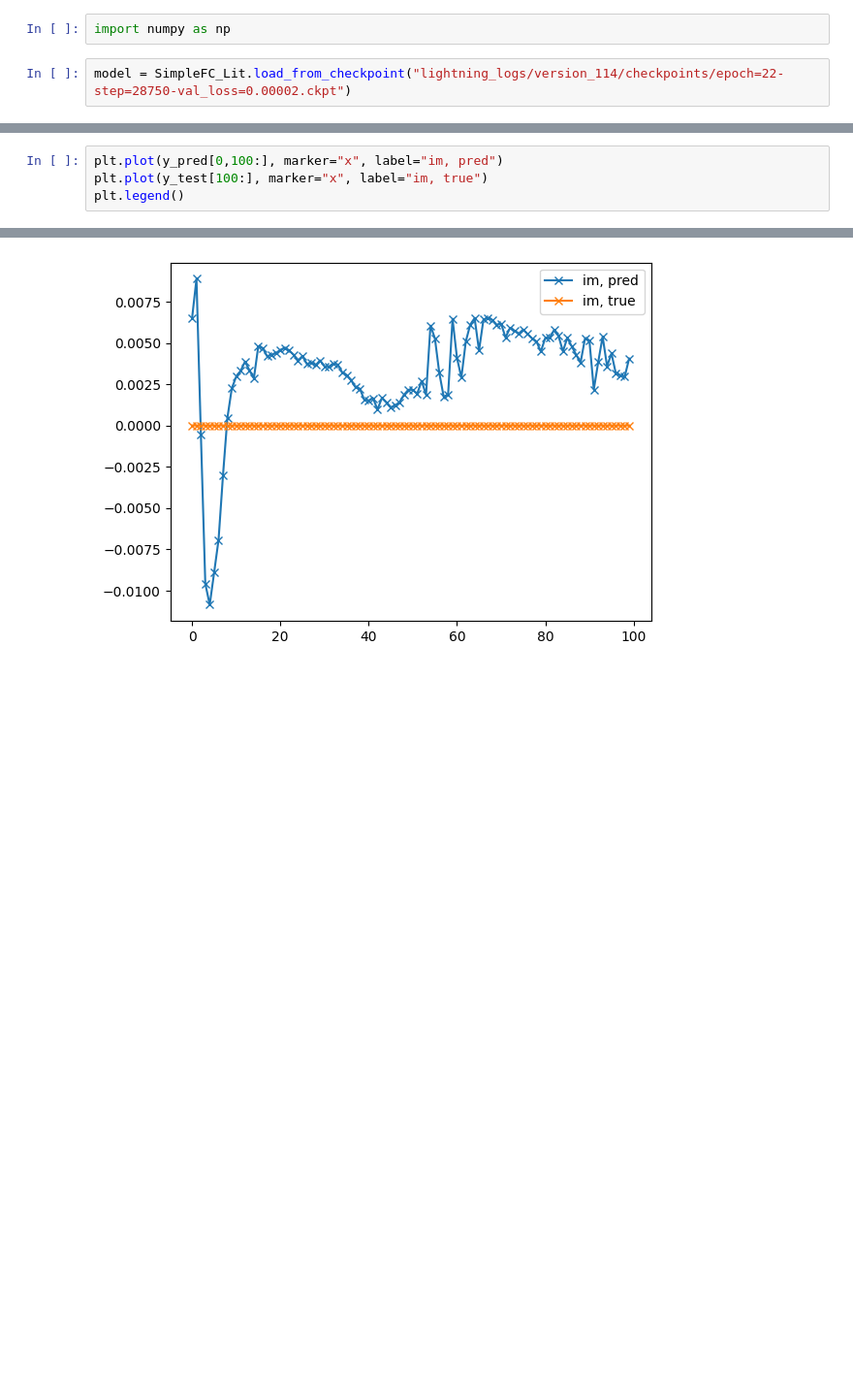
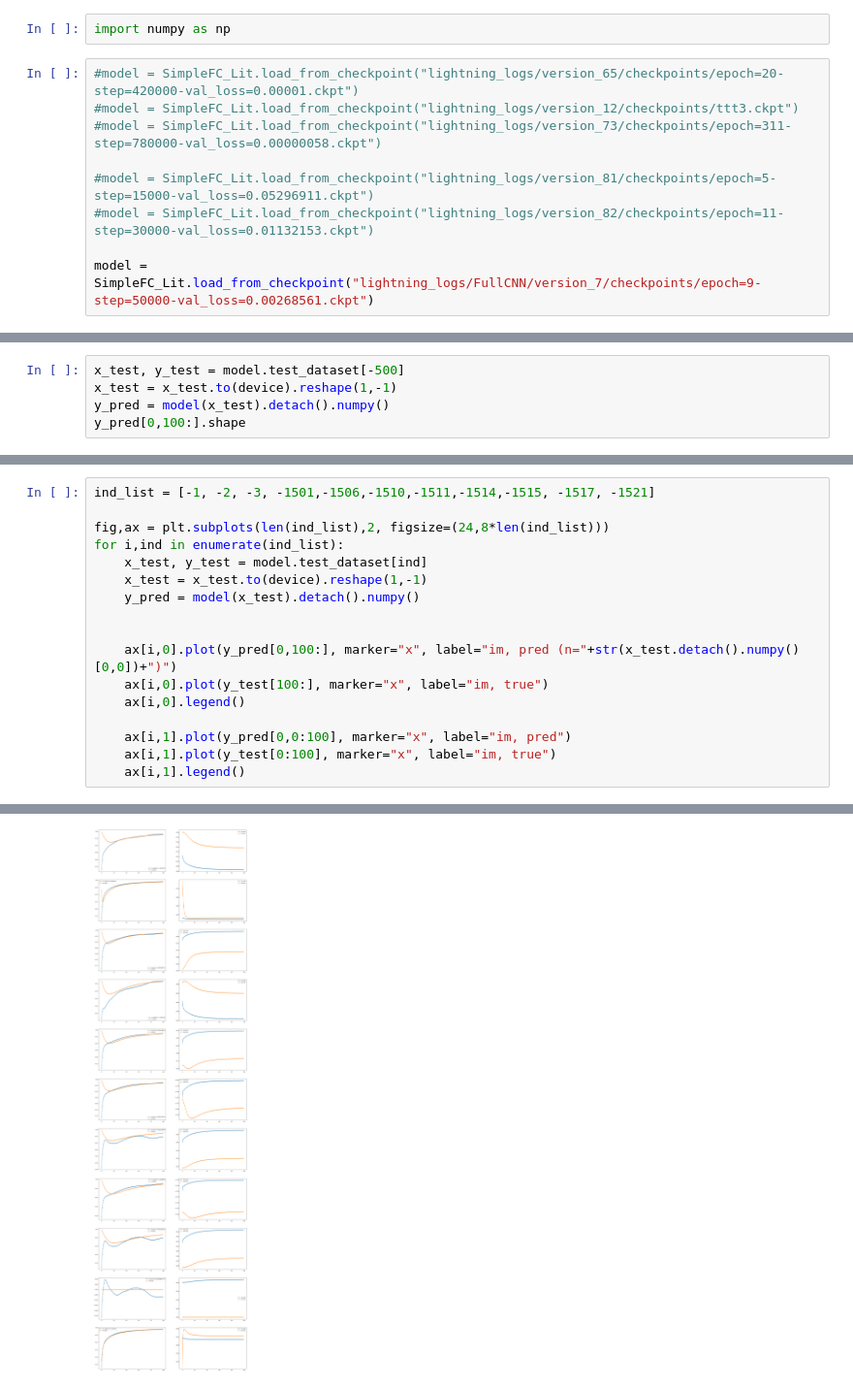
Before and after one commit to Atomtomate/PyTorchLightningTemplate, a Jupyter notebook: Untitled.ipynb, the cells around one changed output, grey strips where cells are left out. Shown at 97% size. Drawn from its saved outputs; the diff is of its cells as text; blank space fills up the shorter version.

Commit message:
Updated Model, Block Structure

```diff
--- a/Untitled.ipynb
+++ b/Untitled.ipynb
@@ -11,4 +11,11 @@ from src.models.SimpleFC import SimpleFC_Lit
 # %%
 import numpy as np
 # %%
-model = SimpleFC_Lit.load_from_checkpoint("lightning_logs/version_114/checkpoints/epoch=22-step=28750-val_loss=0.00002.ckpt")
+#model = SimpleFC_Lit.load_from_checkpoint("lightning_logs/version_65/checkpoints/epoch=20-step=420000-val_loss=0.00001.ckpt")
+#model = SimpleFC_Lit.load_from_checkpoint("lightning_logs/version_12/checkpoints/ttt3.ckpt")
+#model = SimpleFC_Lit.load_from_checkpoint("lightning_logs/version_73/checkpoints/epoch=311-step=780000-val_loss=0.00000058.ckpt")
+
+#model = SimpleFC_Lit.load_from_checkpoint("lightning_logs/version_81/checkpoints/epoch=5-step=15000-val_loss=0.05296911.ckpt")
+#model = SimpleFC_Lit.load_from_checkpoint("lightning_logs/version_82/checkpoints/epoch=11-step=30000-val_loss=0.01132153.ckpt")
+
+model = SimpleFC_Lit.load_from_checkpoint("lightning_logs/FullCNN/version_7/checkpoints/epoch=9-step=50000-val_loss=0.00268561.ckpt")
@@ -77,0 +46,5 @@ plt.legend()
+# %%
+x_test, y_test = model.test_dataset[-500]
+x_test = x_test.to(device).reshape(1,-1)
+y_pred = model(x_test).detach().numpy()
+y_pred[0,100:].shape
@@ -78,5 +53,18 @@ plt.legend()
 # %%
-plt.plot(y_pred[0,100:], marker="x", label="im, pred")
-plt.plot(y_test[100:], marker="x", label="im, true")
-plt.legend()
+ind_list = [-1, -2, -3, -1501,-1506,-1510,-1511,-1514,-1515, -1517, -1521]
+
+fig,ax = plt.subplots(len(ind_list),2, figsize=(24,8*len(ind_list)))
+for i,ind in enumerate(ind_list):
+    x_test, y_test = model.test_dataset[ind]
+    x_test = x_test.to(device).reshape(1,-1)
+    y_pred = model(x_test).detach().numpy()
+
+
+    ax[i,0].plot(y_pred[0,100:], marker="x", label="im, pred (n="+str(x_test.detach().numpy()[0,0])+")")
+    ax[i,0].plot(y_test[100:], marker="x", label="im, true")
+    ax[i,0].legend()
+
+    ax[i,1].plot(y_pred[0,0:100], marker="x", label="im, pred")
+    ax[i,1].plot(y_test[0:100], marker="x", label="im, true")
+    ax[i,1].legend()
 # %% [output]
@@ -84 +71 @@ plt.legend()
-[figure, old version]
+[figure, new version]
```
Also changed, not shown: parts of 9 cells of this notebook, 4 other files.
